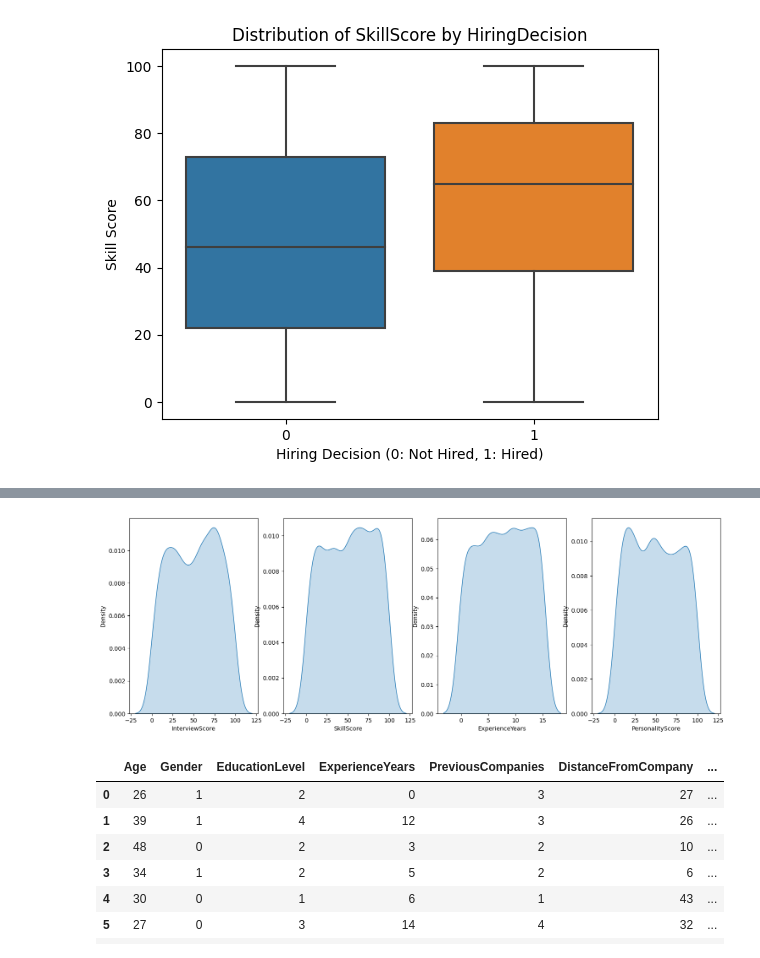
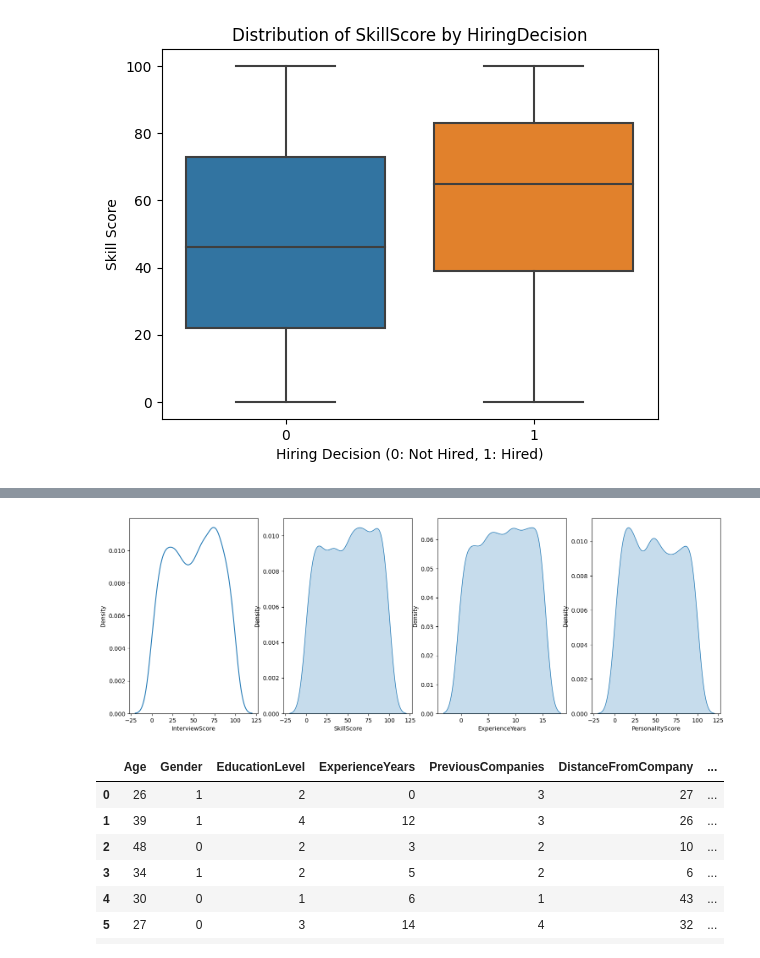
Before and after one commit to AshuutoshVish/Models_Training, a Jupyter notebook: neural-network-model-on-hiring-dataset.ipynb, the cells around one changed output, grey strips where cells are left out. Cells and saved outputs as stored; diff of their text form; code cells hidden in the pictures.

```diff
--- a/neural-network-model-on-hiring-dataset.ipynb
+++ b/neural-network-model-on-hiring-dataset.ipynb
@@ -292,12 +323,12 @@ plt.show()
 # %%
 fig, axes = plt.subplots(1, 4, figsize=(18, 6))
-sns.kdeplot(df['InterviewScore'], fill=True, label='Interview Score', ax=axes[0])
+sns.kdeplot(df['InterviewScore'], label='Interview Score', ax=axes[0])
 sns.kdeplot(df['SkillScore'], fill=True, label='Skill Score', ax=axes[1])
 sns.kdeplot(df['ExperienceYears'], fill=True, label='Experience Years', ax=axes[2])
 sns.kdeplot(df['PersonalityScore'], fill=True, label='Personality Score', ax=axes[3])
 plt.show()
 # %% [output]
-[figure, old version]
+[figure, new version]
 # %%
 df.head(10)
 # %% [output]
```
Also changed, not shown: parts of 18 cells of this notebook.
